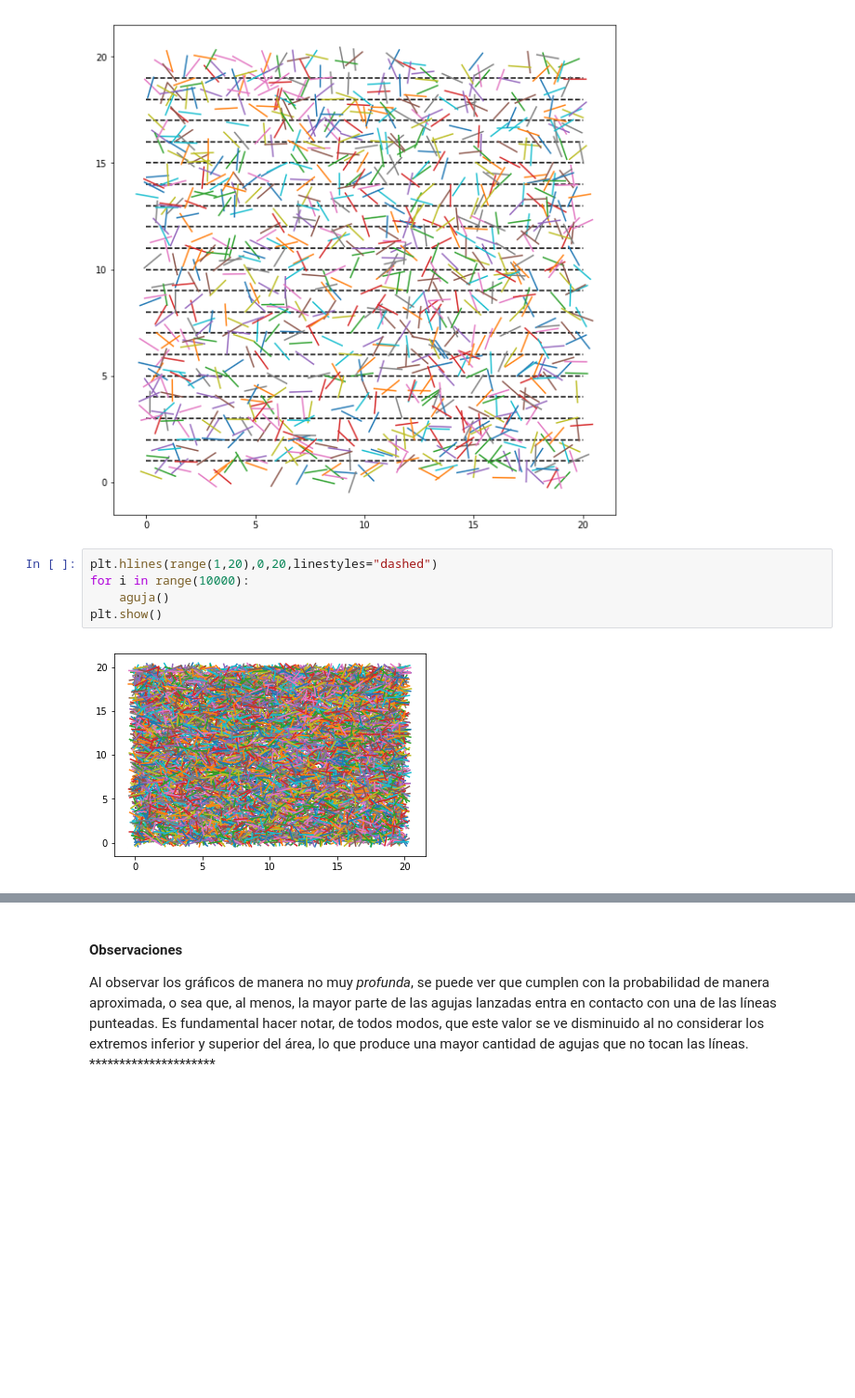
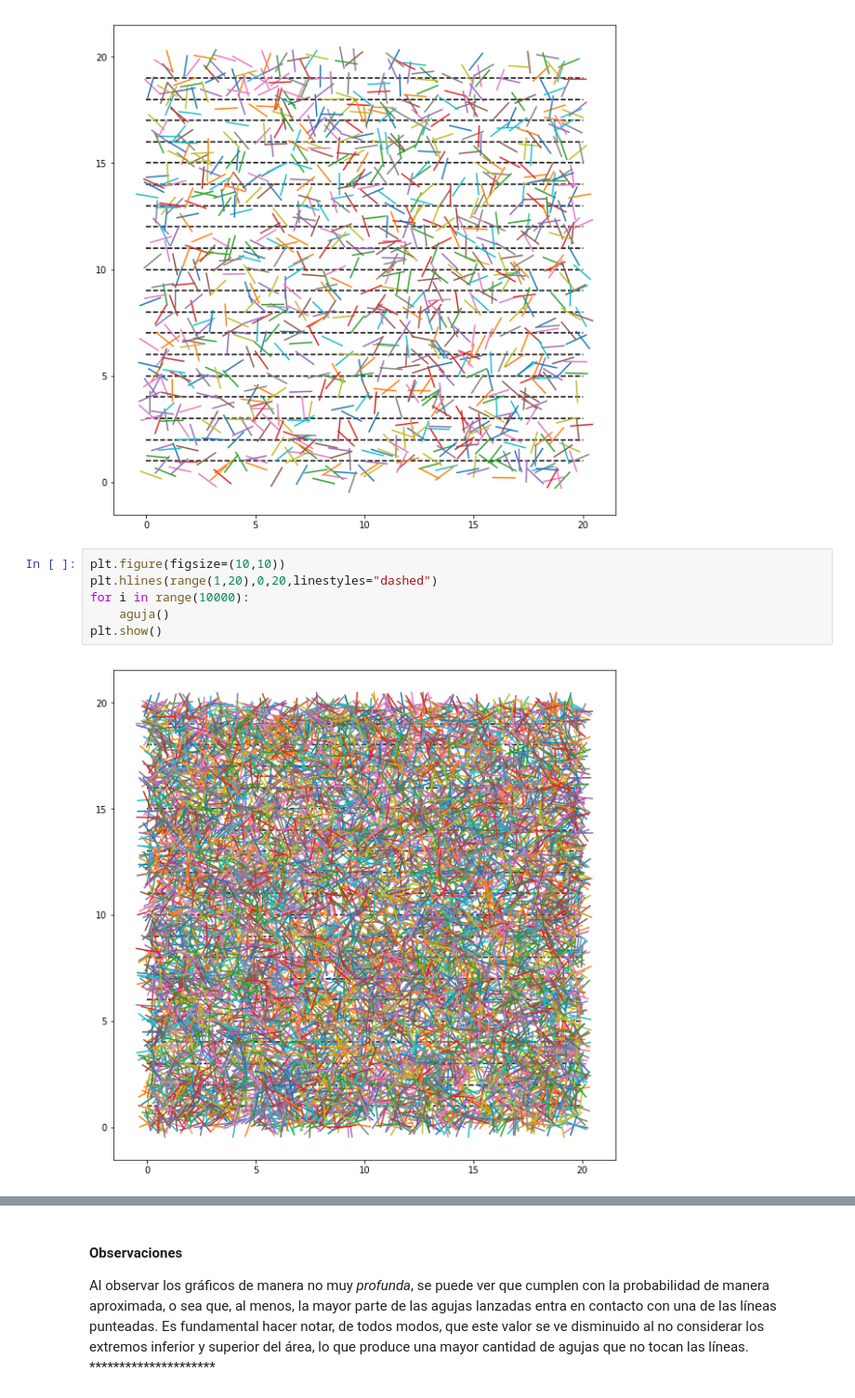
Before and after one commit to DankerMarthox/ESTACA, a Jupyter notebook: Laboratorio1/Laboratorio 1.ipynb, the cells around one changed output, grey strips where cells are left out. Shown at 93% size. Saved outputs shown, nothing was run; the diff lists cells and outputs as text; blank space fills up the shorter version.

```diff
--- a/Laboratorio1/Laboratorio 1.ipynb
+++ b/Laboratorio1/Laboratorio 1.ipynb
@@ -334,10 +337,11 @@ plt.show()
 # %% [output]
 [figure]
 # %%
+plt.figure(figsize=(10,10))
 plt.hlines(range(1,20),0,20,linestyles="dashed")
 for i in range(10000):
     aguja()
 plt.show()
 # %% [output]
-[figure, old version]
+[figure, new version]
 # %%
```
Also changed, not shown: parts of 17 cells of this notebook.
